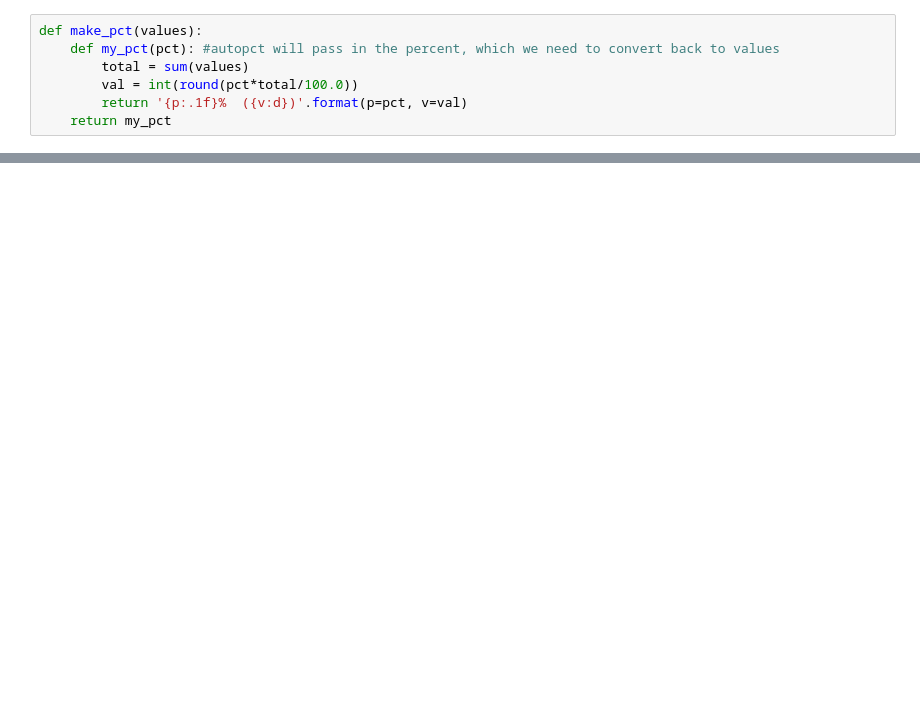
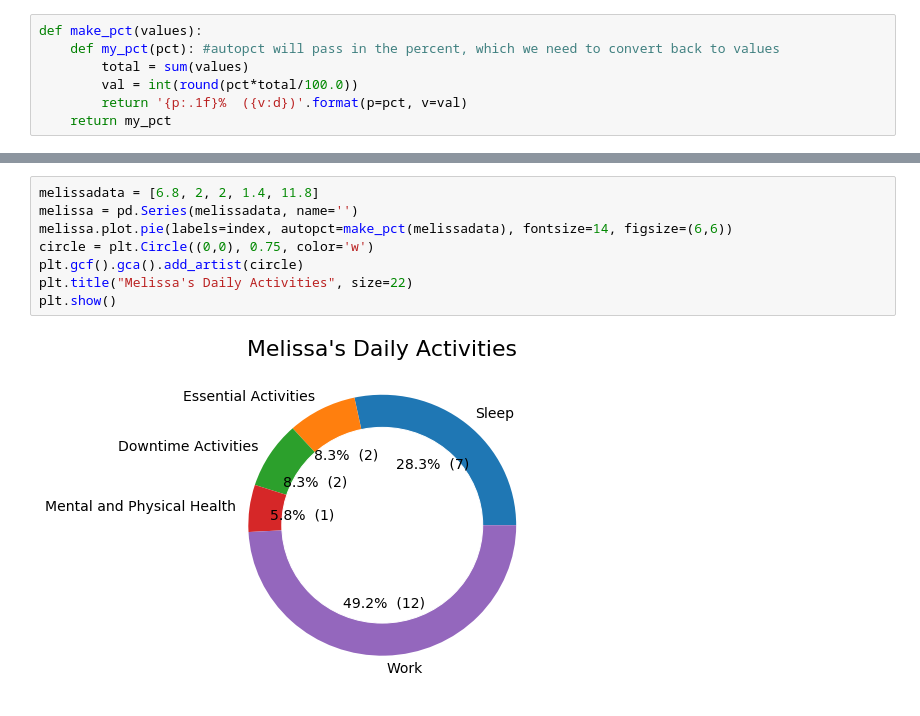
Before and after one commit to aaron-gu/visualize-me, a Jupyter notebook: pie_charts.ipynb, the cells around one changed output, grey strips where cells are left out. Cells and saved outputs as stored; diff of their text form; blank space fills up the shorter version.

```diff
--- a/pie_charts.ipynb
+++ b/pie_charts.ipynb
@@ -22,0 +23,10 @@ plt.show()
+# %%
+melissadata = [6.8, 2, 2, 1.4, 11.8]
+melissa = pd.Series(melissadata, name='')
+melissa.plot.pie(labels=index, autopct=make_pct(melissadata), fontsize=14, figsize=(6,6))
+circle = plt.Circle((0,0), 0.75, color='w')
+plt.gcf().gca().add_artist(circle)
+plt.title("Melissa's Daily Activities", size=22)
+plt.show()
+# %% [output]
+[figure, added]
```
Also changed, not shown: parts of 3 cells of this notebook.
